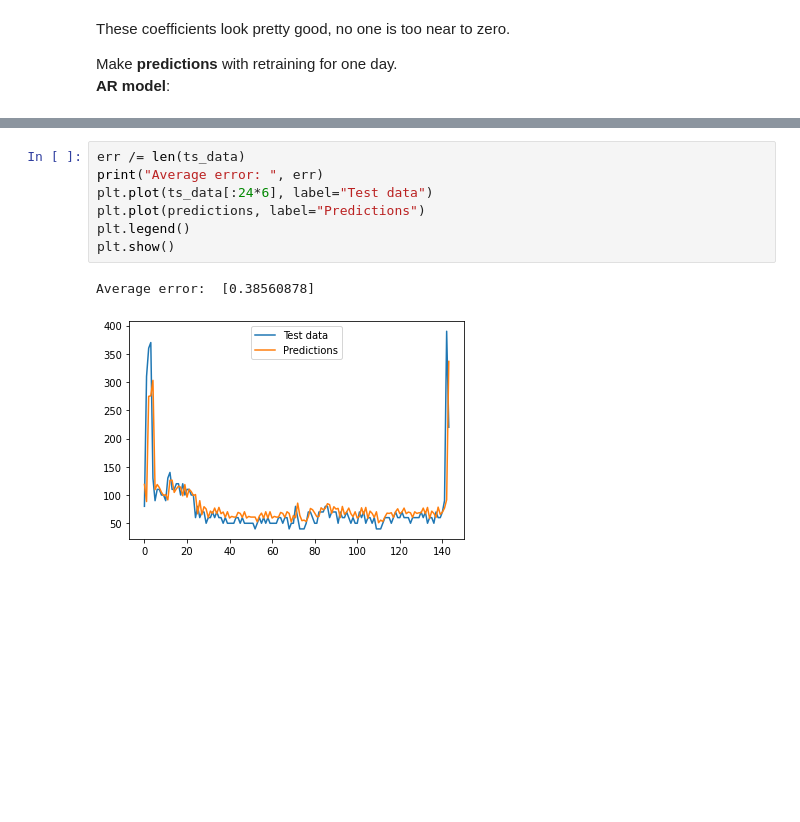
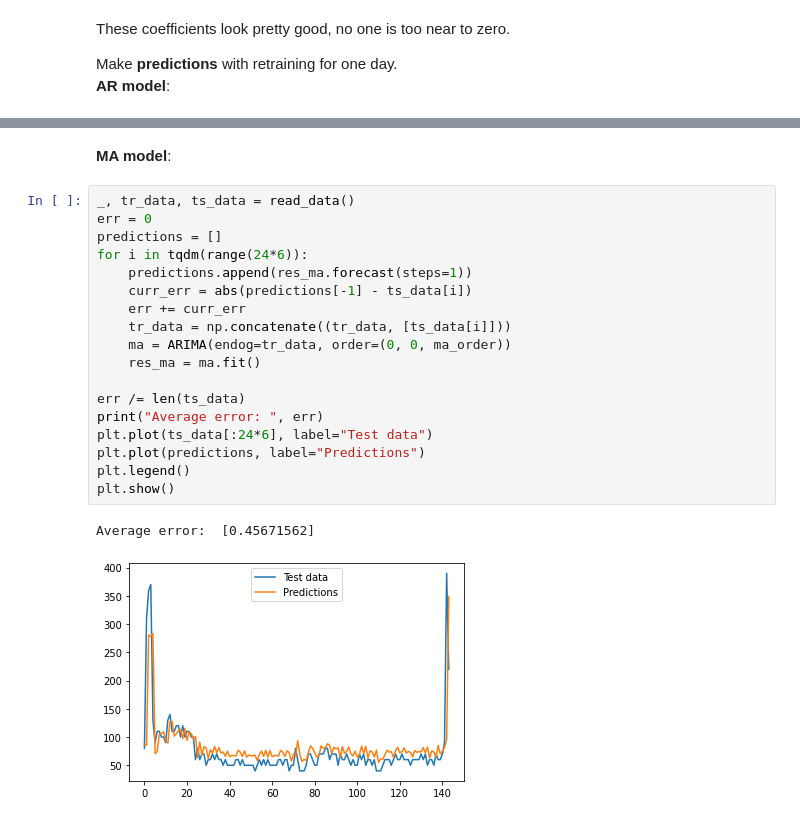
Before and after one commit to AlexPasqua/ISPR-midterms, a Jupyter notebook: midterm1/notebook_version.ipynb, the cells around one changed output, grey strips where cells are left out. Saved outputs shown, nothing was run; the diff lists cells and outputs as text; blank space fills up the shorter version.

Commit message:
Created 1-day prediction w/ retrain plots for the 3 models

```diff
--- a/midterm1/notebook_version.ipynb
+++ b/midterm1/notebook_version.ipynb
@@ -106,10 +118,23 @@ for i in tqdm(range(24*6)):
+# %% [markdown]
+**MA model**:
 # %%
+_, tr_data, ts_data = read_data()
+err = 0
+predictions = []
+for i in tqdm(range(24*6)):
+    predictions.append(res_ma.forecast(steps=1))
+    curr_err = abs(predictions[-1] - ts_data[i])
+    err += curr_err
+    tr_data = np.concatenate((tr_data, [ts_data[i]]))
+    ma = ARIMA(endog=tr_data, order=(0, 0, ma_order))
+    res_ma = ma.fit()
+
 err /= len(ts_data)
 print("Average error: ", err)
 plt.plot(ts_data[:24*6], label="Test data")
 plt.plot(predictions, label="Predictions")
 plt.legend()
 plt.show()
 # %% [output]
-Average error:  [0.38560878]
+Average error:  [0.45671562]
-[figure, old version]
+[figure, new version]
```
Also changed, not shown: parts of 5 cells of this notebook, 1 other file.
